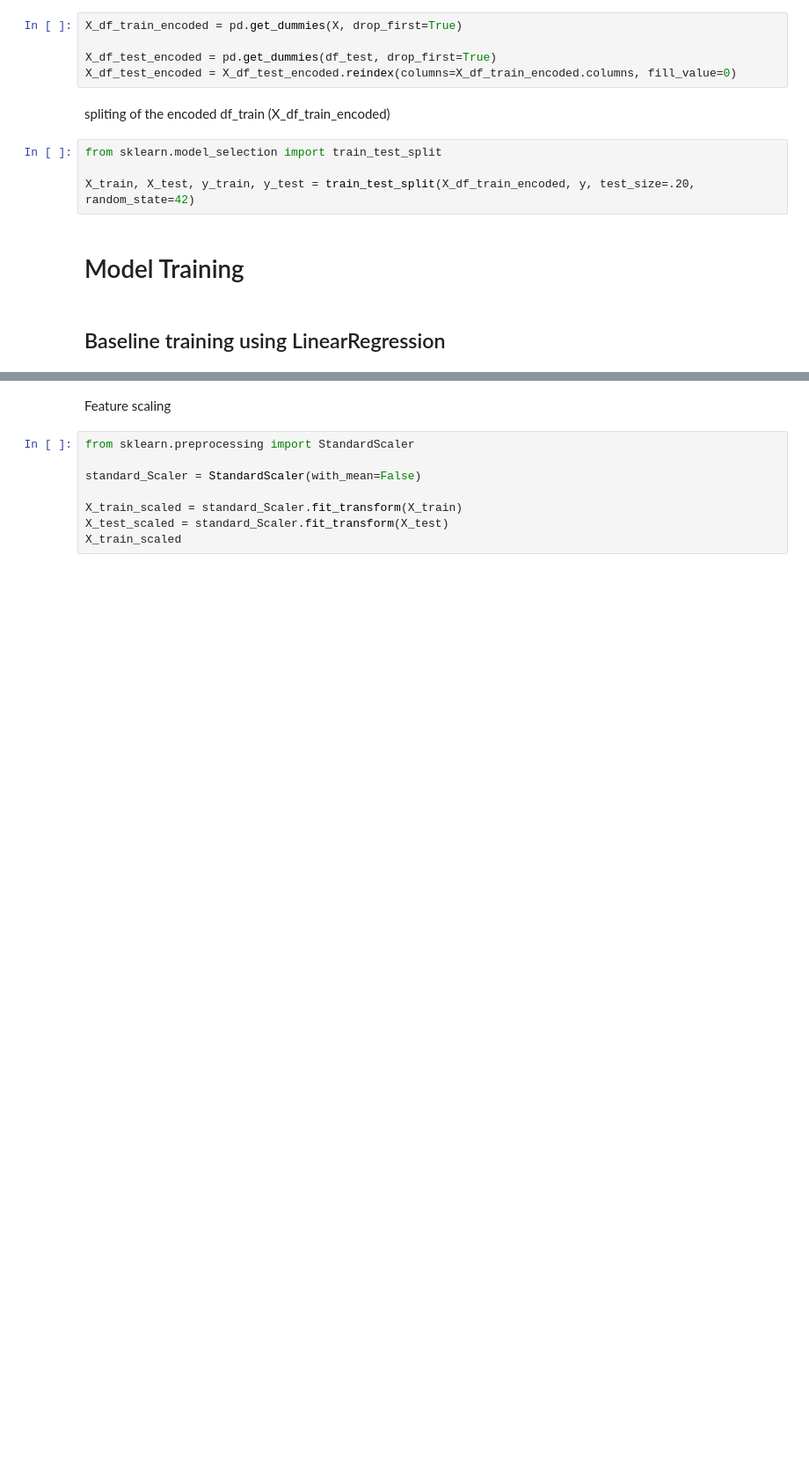
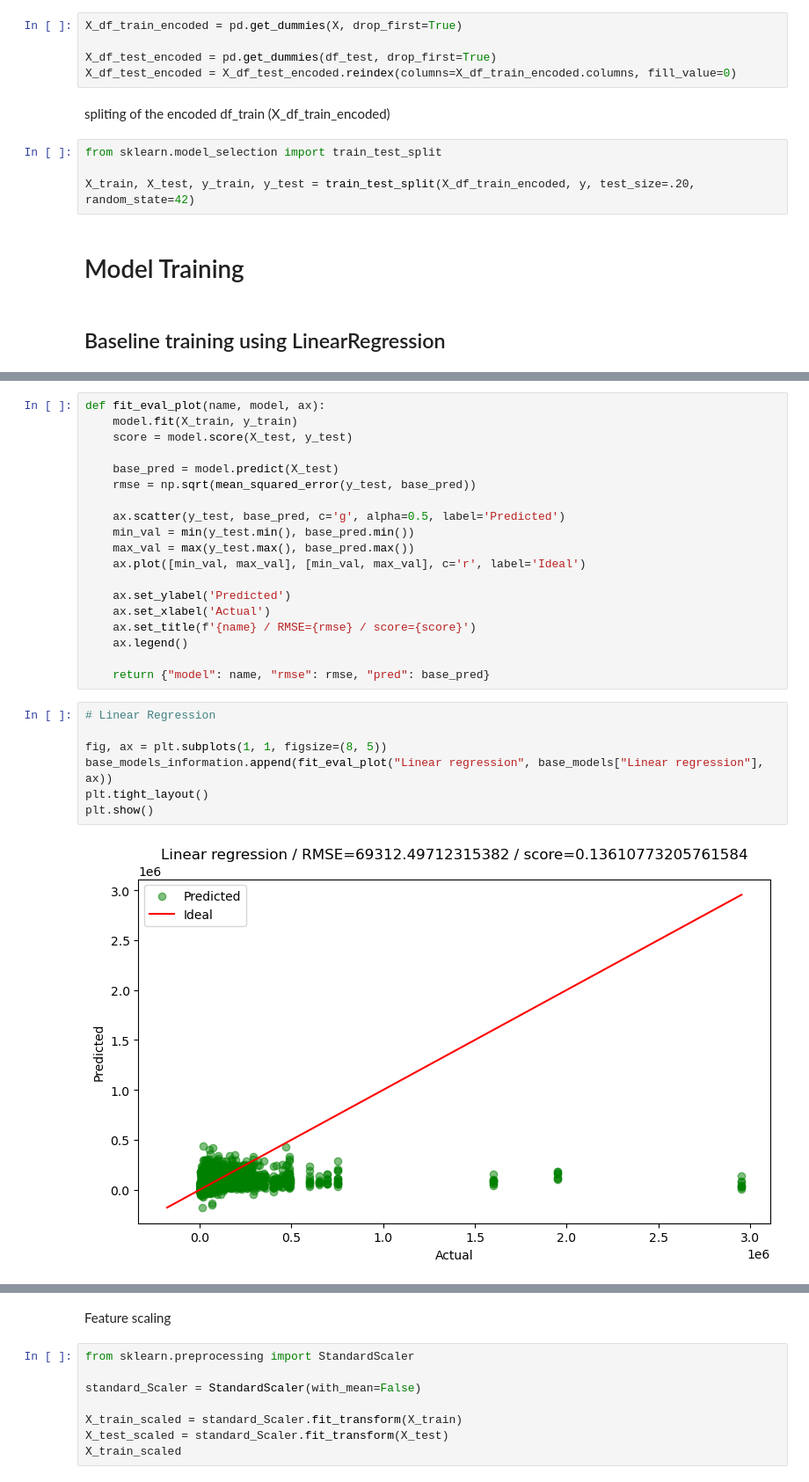
Before and after one commit to MLnDATASCIENCE/Used_car_prices_prediction_ML_training_subproject_1, a Jupyter notebook: Subproject_1_a91647.ipynb, the cells around one changed output, grey strips where cells are left out. Shown at 88% size. Cells and saved outputs as stored; diff of their text form; blank space fills up the shorter version.

Commit message:
Separeate blocks for each model execusion due to run time errors

```diff
--- a/Subproject_1_a91647.ipynb
+++ b/Subproject_1_a91647.ipynb
@@ -403,0 +392,28 @@ plt.show()
+# %%
+def fit_eval_plot(name, model, ax):
+    model.fit(X_train, y_train)
+    score = model.score(X_test, y_test)
+
+    base_pred = model.predict(X_test)
+    rmse = np.sqrt(mean_squared_error(y_test, base_pred))
+
+    ax.scatter(y_test, base_pred, c='g', alpha=0.5, label='Predicted')
+    min_val = min(y_test.min(), base_pred.min())
+    max_val = max(y_test.max(), base_pred.max())
+    ax.plot([min_val, max_val], [min_val, max_val], c='r', label='Ideal')
+
+    ax.set_ylabel('Predicted')
+    ax.set_xlabel('Actual')
+    ax.set_title(f'{name} / RMSE={rmse} / score={score}')
+    ax.legend()
+
+    return {"model": name, "rmse": rmse, "pred": base_pred}
+# %%
+# Linear Regression
+
+fig, ax = plt.subplots(1, 1, figsize=(8, 5))
+base_models_information.append(fit_eval_plot("Linear regression", base_models["Linear regression"], ax))
+plt.tight_layout()
+plt.show()
+# %% [output]
+[figure, added]
```
Also changed, not shown: parts of 13 cells of this notebook.
